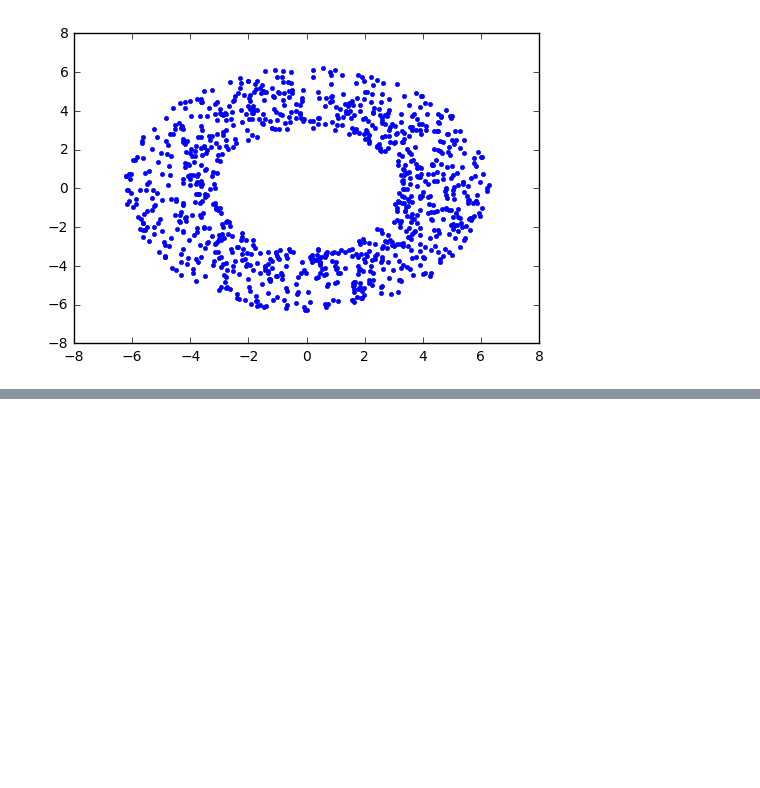
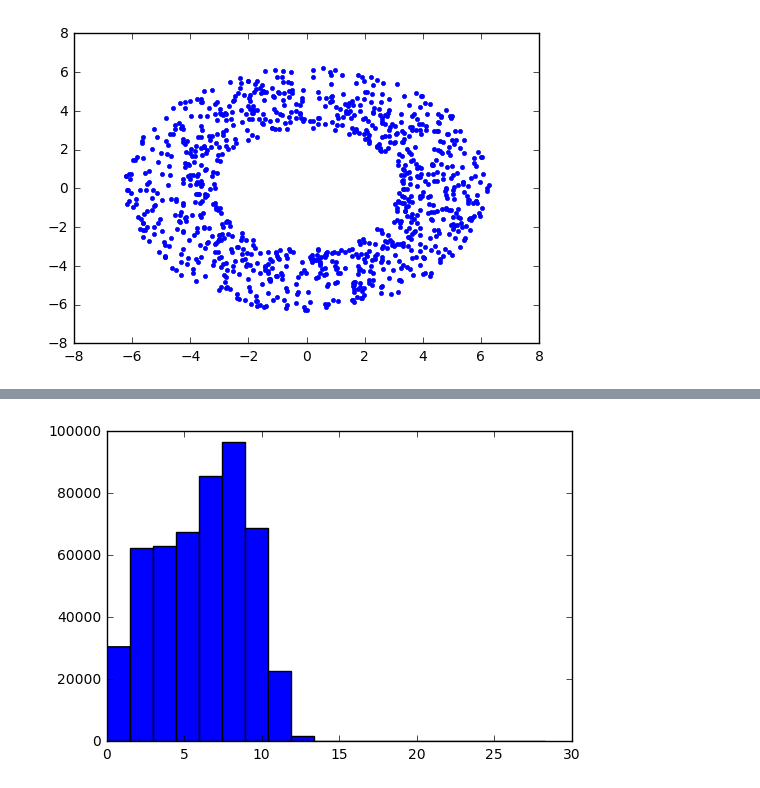
Before and after one commit to Xoca35/Semana-2, a Jupyter notebook: CorrRojo_otros.ipynb, the cells around one changed output, grey strips where cells are left out. Saved outputs shown, nothing was run; the diff lists cells and outputs as text; code cells hidden in the pictures; blank space fills up the shorter version.

```diff
--- a/CorrRojo_otros.ipynb
+++ b/CorrRojo_otros.ipynb
@@ -58,0 +73,34 @@ plt.legend(bbox_to_anchor=(0.78, 0.90), loc=0, borderaxespad=0.6,prop={'size':10
+# %%
+#parametros
+ND_D=N1*(N1-1)/2 #distancias datos
+ND_R=N2*(N2-1)/2 #distancias aleatorios
+ND_DR=N1*N2 #distancias entre datos y aleatorios
+
+#creacion lista para correlacion
+dis_DD=[]
+dis_RR=[]
+dis_DR=[]
+# %%
+#obtener distancias
+
+#DD
+for i in range(N1):
+    for j in range(i+1,N1):
+        dd = dist(x_d[i],x_d[j],y_shift[i],y_shift[j])
+        dis_DD.append(dd)
+#RR
+for i in range(N2):
+    for j in range(i+1,N2):
+        rr = dist(x_r[i],x_r[j],y_r[i],y_r[j])
+        dis_RR.append(rr)
+#DR
+for i in range(N1):
+    for j in range(i+1,N2):
+        dr = dist(x_d[i],x_r[j],y_shift[i],y_r[j])
+        dis_DR.append(dr)
+# %%
+#hacer histogramas
+#DD
+d_DD, DD_bins,a= plt.hist(dis_DD,bins=bins) #organiza los datos
+# %% [output]
+[figure, added]
```
Also changed, not shown: parts of 12 cells of this notebook.
